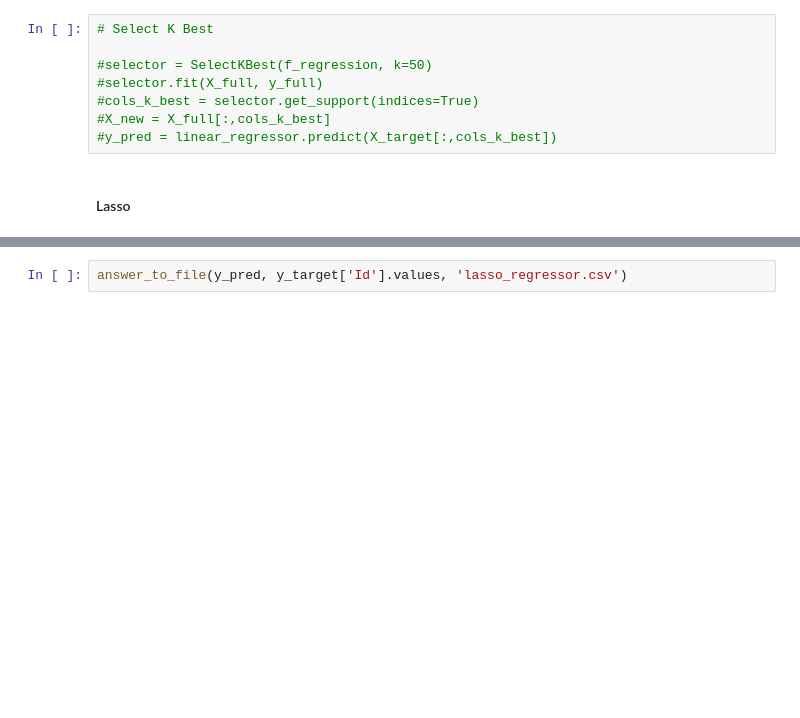
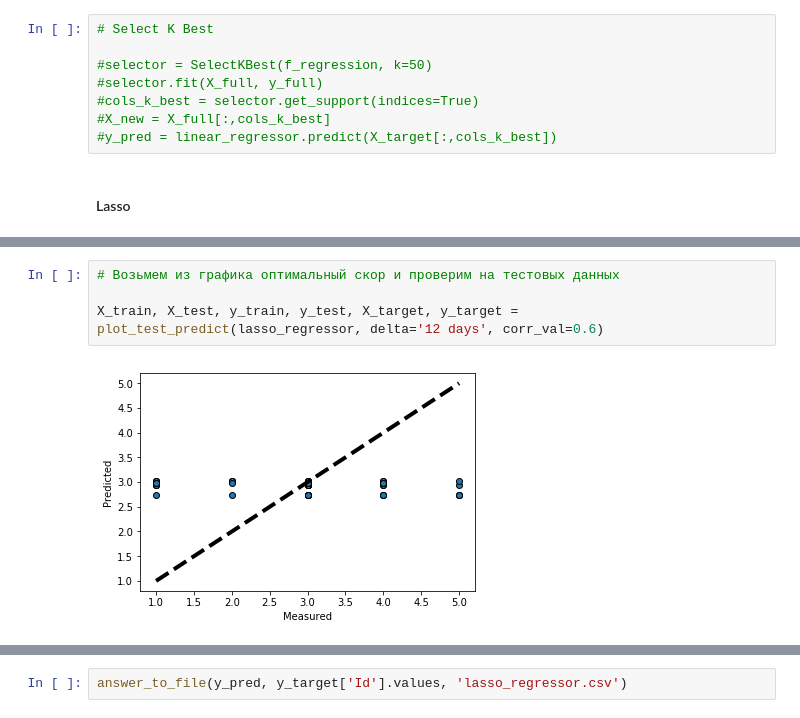
Before and after one commit to sergey-yushanov/ods-mentoring, a Jupyter notebook: 01/task-01.ipynb, the cells around one changed output, grey strips where cells are left out. Drawn from its saved outputs; the diff is of its cells as text; blank space fills up the shorter version.

```diff
--- a/01/task-01.ipynb
+++ b/01/task-01.ipynb
@@ -483,0 +545,6 @@ mean: 1.1357382591266505, std: 0.795335681361959
+# %%
+# Возьмем из графика оптимальный скор и проверим на тестовых данных
+
+X_train, X_test, y_train, y_test, X_target, y_target = plot_test_predict(lasso_regressor, delta='12 days', corr_val=0.6)
+# %% [output]
+[figure, added]
```
Also changed, not shown: parts of 102 cells of this notebook, 6 other files.
